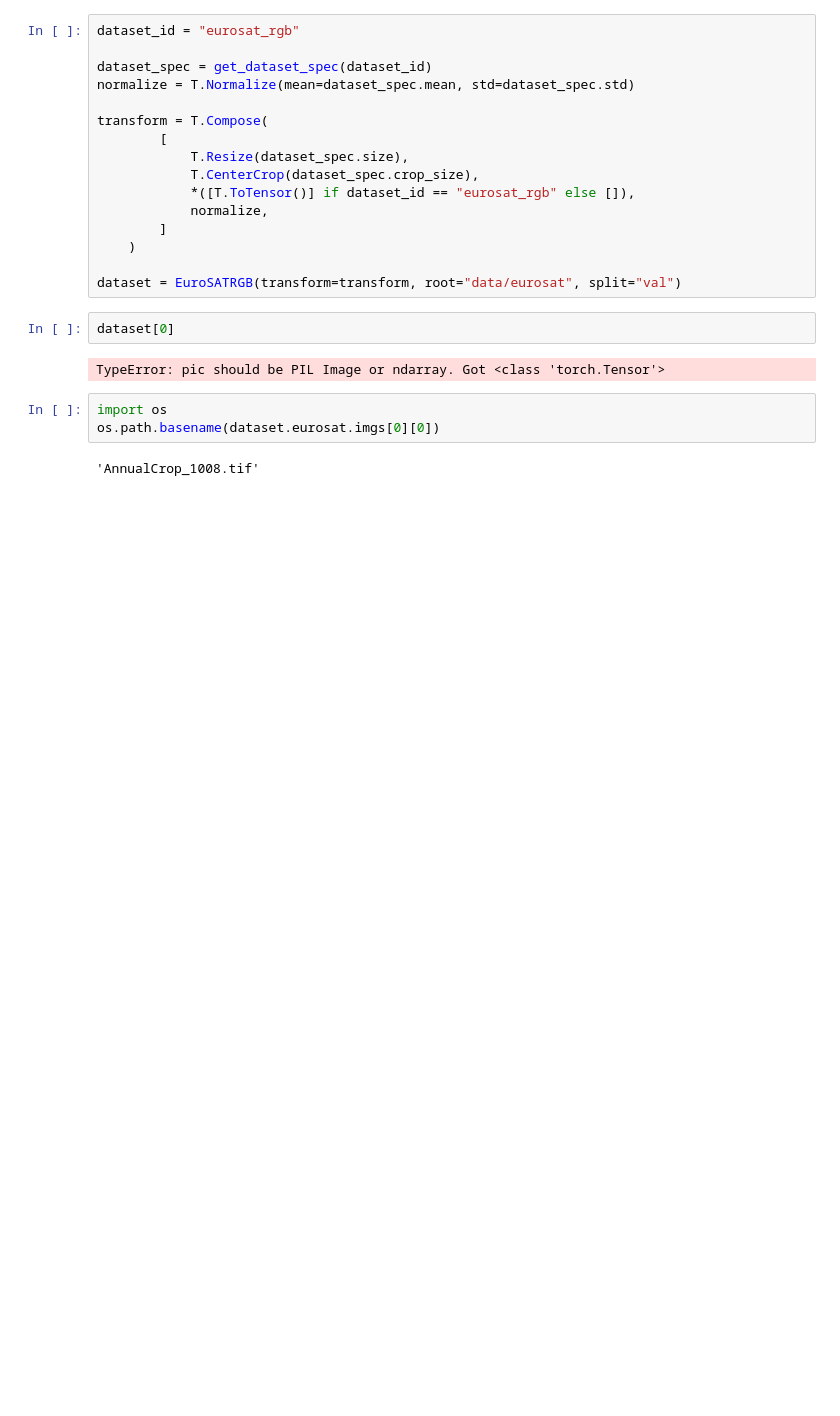
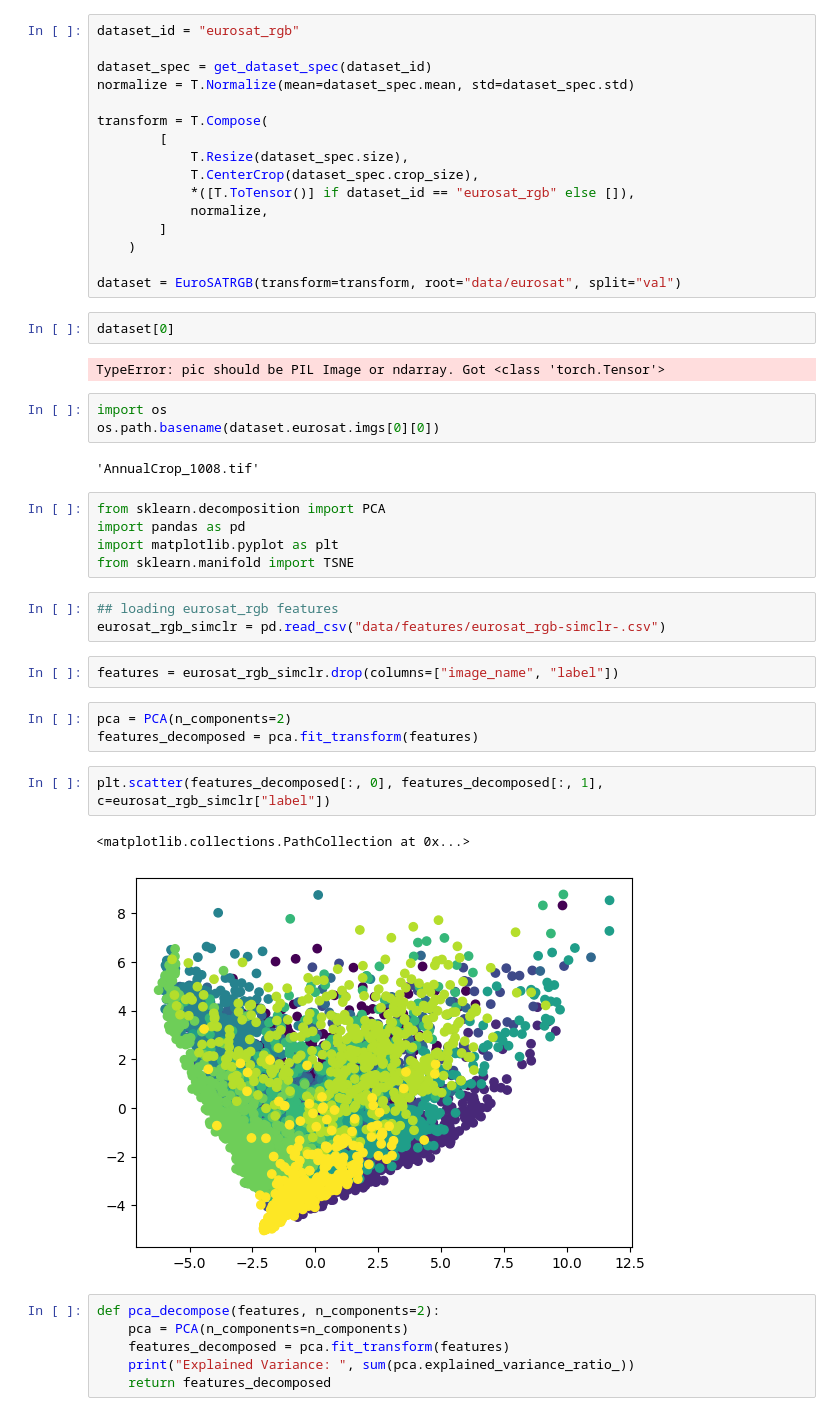
Before and after one commit to e-hokage777/remote-sensing-ssl, a Jupyter notebook: vis.ipynb, the cells around one changed output. Drawn from its saved outputs; the diff is of its cells as text; blank space fills up the shorter version.

Commit message:
visualizations done

```diff
--- a/vis.ipynb
+++ b/vis.ipynb
@@ -65,3 +63,27 @@ import os
 os.path.basename(dataset.eurosat.imgs[0][0])
 # %% [output]
 'AnnualCrop_1008.tif'
+# %%
+from sklearn.decomposition import PCA
+import pandas as pd
+import matplotlib.pyplot as plt
+from sklearn.manifold import TSNE
+# %%
+## loading eurosat_rgb features
+eurosat_rgb_simclr = pd.read_csv("data/features/eurosat_rgb-simclr-.csv")
+# %%
+features = eurosat_rgb_simclr.drop(columns=["image_name", "label"])
+# %%
+pca = PCA(n_components=2)
+features_decomposed = pca.fit_transform(features)
+# %%
+plt.scatter(features_decomposed[:, 0], features_decomposed[:, 1], c=eurosat_rgb_simclr["label"])
+# %% [output]
+<matplotlib.collections.PathCollection at 0x...>
+[figure, added]
+# %%
+def pca_decompose(features, n_components=2):
+    pca = PCA(n_components=n_components)
+    features_decomposed = pca.fit_transform(features)
+    print("Explained Variance: ", sum(pca.explained_variance_ratio_))
+    return features_decomposed
```
Also changed, not shown: parts of 4 cells of this notebook, 3 other files.
